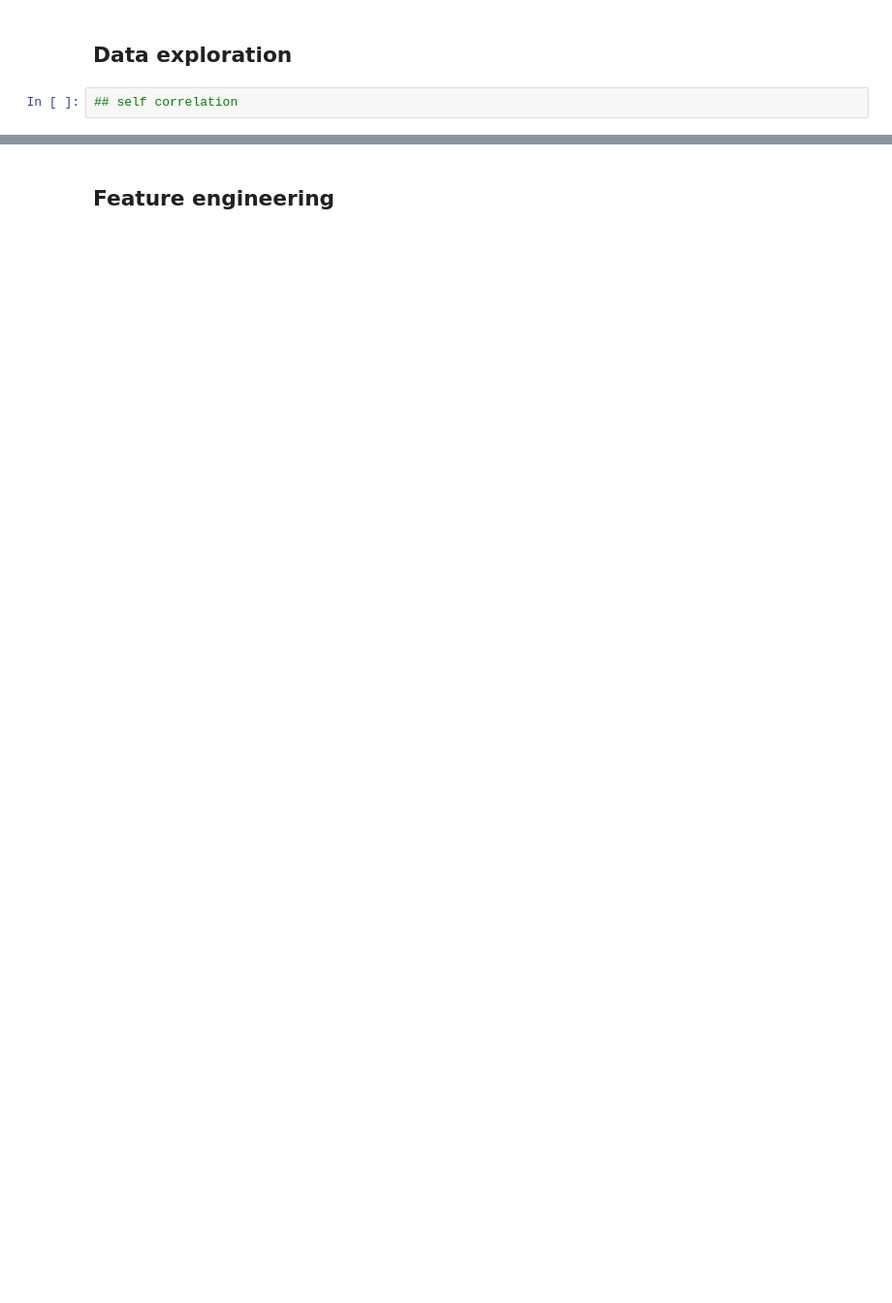
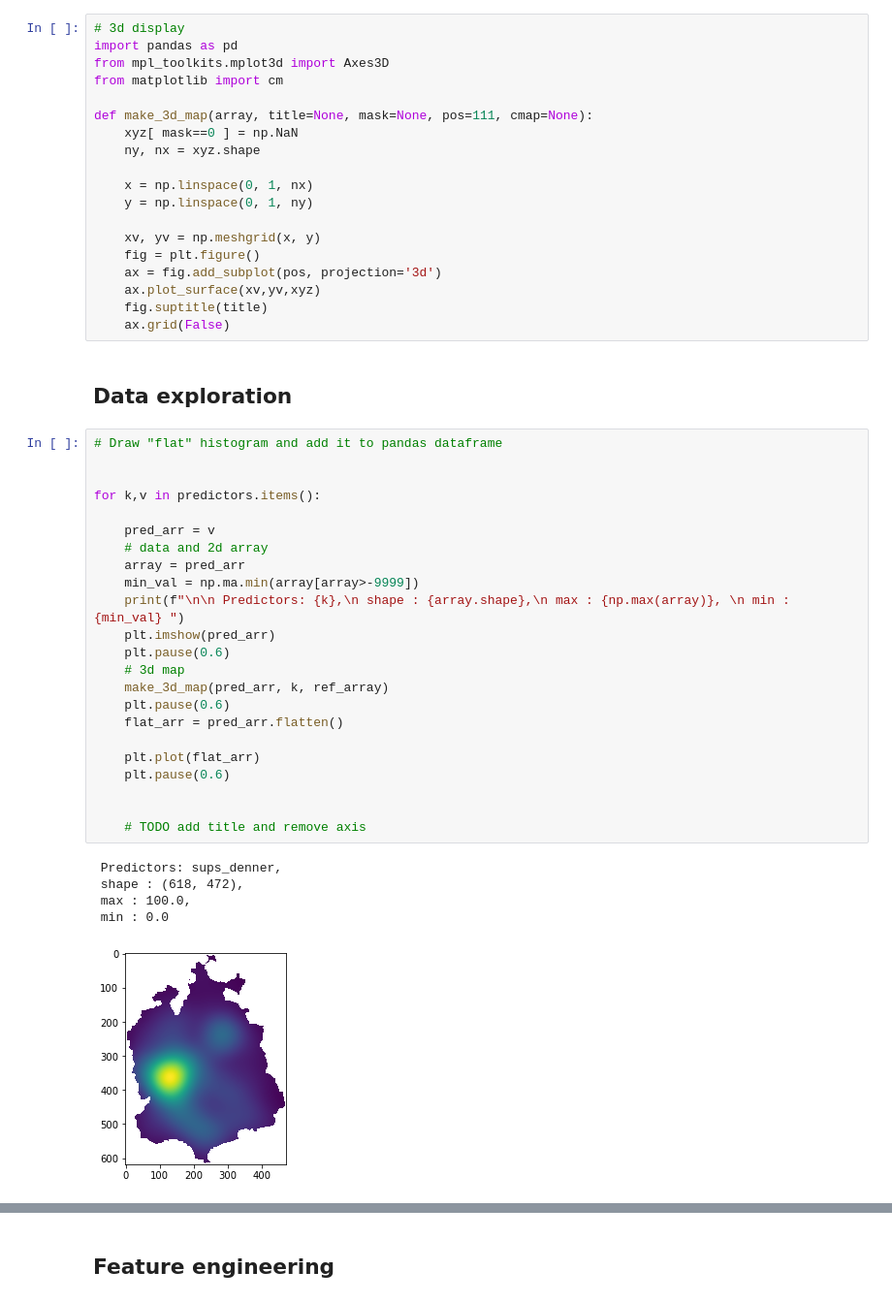
Before and after one commit to ciskoh/migros_branch_optimisation, a Jupyter notebook: notebooks/migros_notebook.ipynb, the cells around one changed output, grey strips where cells are left out. Shown at 97% size. Drawn from its saved outputs; the diff is of its cells as text; blank space fills up the shorter version.

```diff
--- a/notebooks/migros_notebook.ipynb
+++ b/notebooks/migros_notebook.ipynb
@@ -100,4 +73,50 @@ print(a)
+# %%
+# 3d display
+import pandas as pd
+from mpl_toolkits.mplot3d import Axes3D
+from matplotlib import cm
+
+def make_3d_map(array, title=None, mask=None, pos=111, cmap=None):
+    xyz[ mask==0 ] = np.NaN
+    ny, nx = xyz.shape
+
+    x = np.linspace(0, 1, nx)
+    y = np.linspace(0, 1, ny)
+
+    xv, yv = np.meshgrid(x, y)
+    fig = plt.figure()
+    ax = fig.add_subplot(pos, projection='3d')
+    ax.plot_surface(xv,yv,xyz)
+    fig.suptitle(title)
+    ax.grid(False)
 # %% [markdown]
 ## Data exploration
-# %%
-## self correlation
+# %%
+# Draw "flat" histogram and add it to pandas dataframe
+
+
+for k,v in predictors.items():
+
+    pred_arr = v
+    # data and 2d array
+    array = pred_arr
+    min_val = np.ma.min(array[array>-9999])
+    print(f"\n\n Predictors: {k},\n shape : {array.shape},\n max : {np.max(array)}, \n min : {min_val} ")
+    plt.imshow(pred_arr)
+    plt.pause(0.6)
+    # 3d map
+    make_3d_map(pred_arr, k, ref_array)
+    plt.pause(0.6)
+    flat_arr = pred_arr.flatten()
+
+    plt.plot(flat_arr)
+    plt.pause(0.6)
+
+
+    # TODO add title and remove axis
+# %% [output]
+ Predictors: sups_denner,
+ shape : (618, 472),
+ max : 100.0,
+ min : 0.0
+[figure, added]
```
Also changed, not shown: parts of 10 cells of this notebook, 2 other files.
